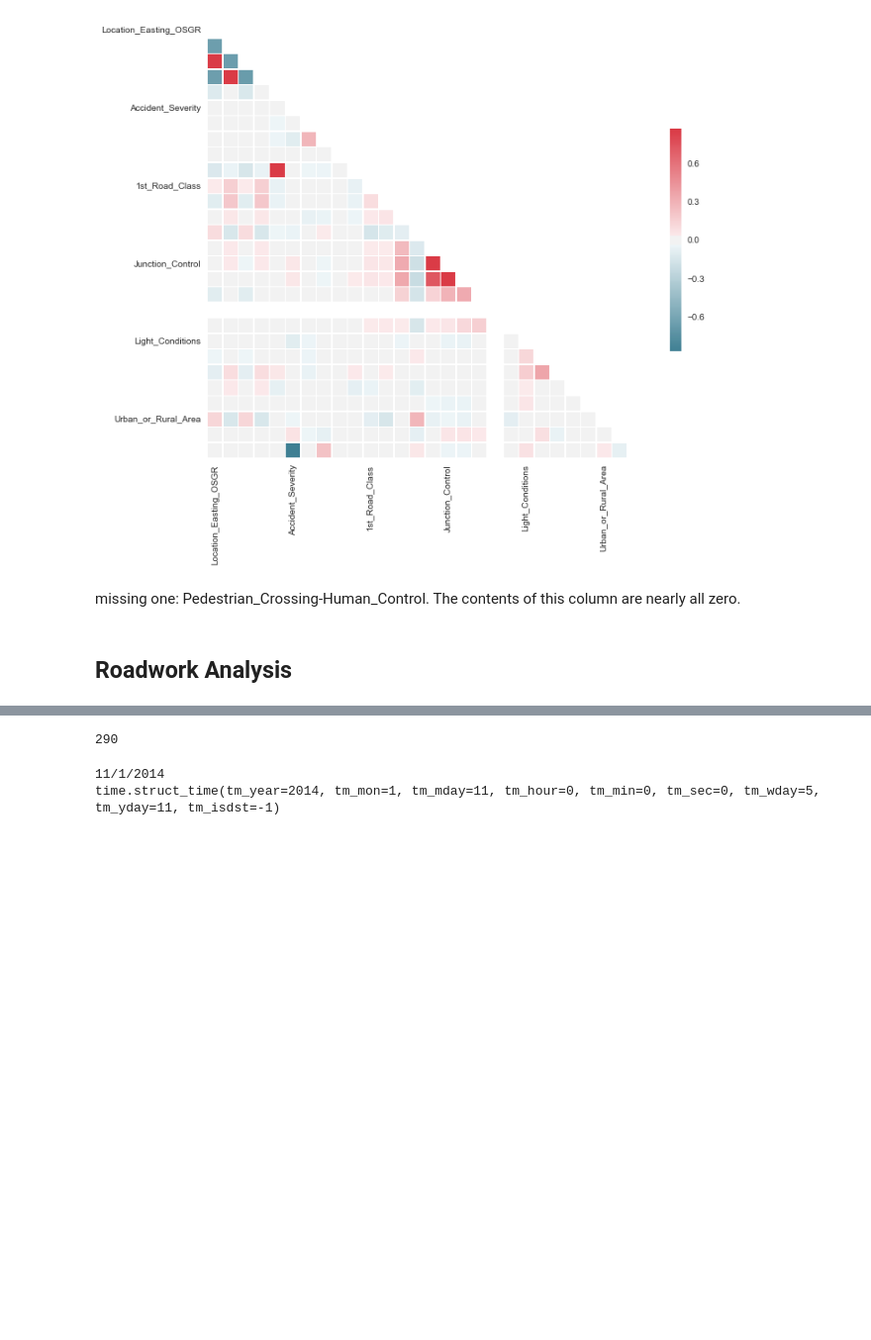
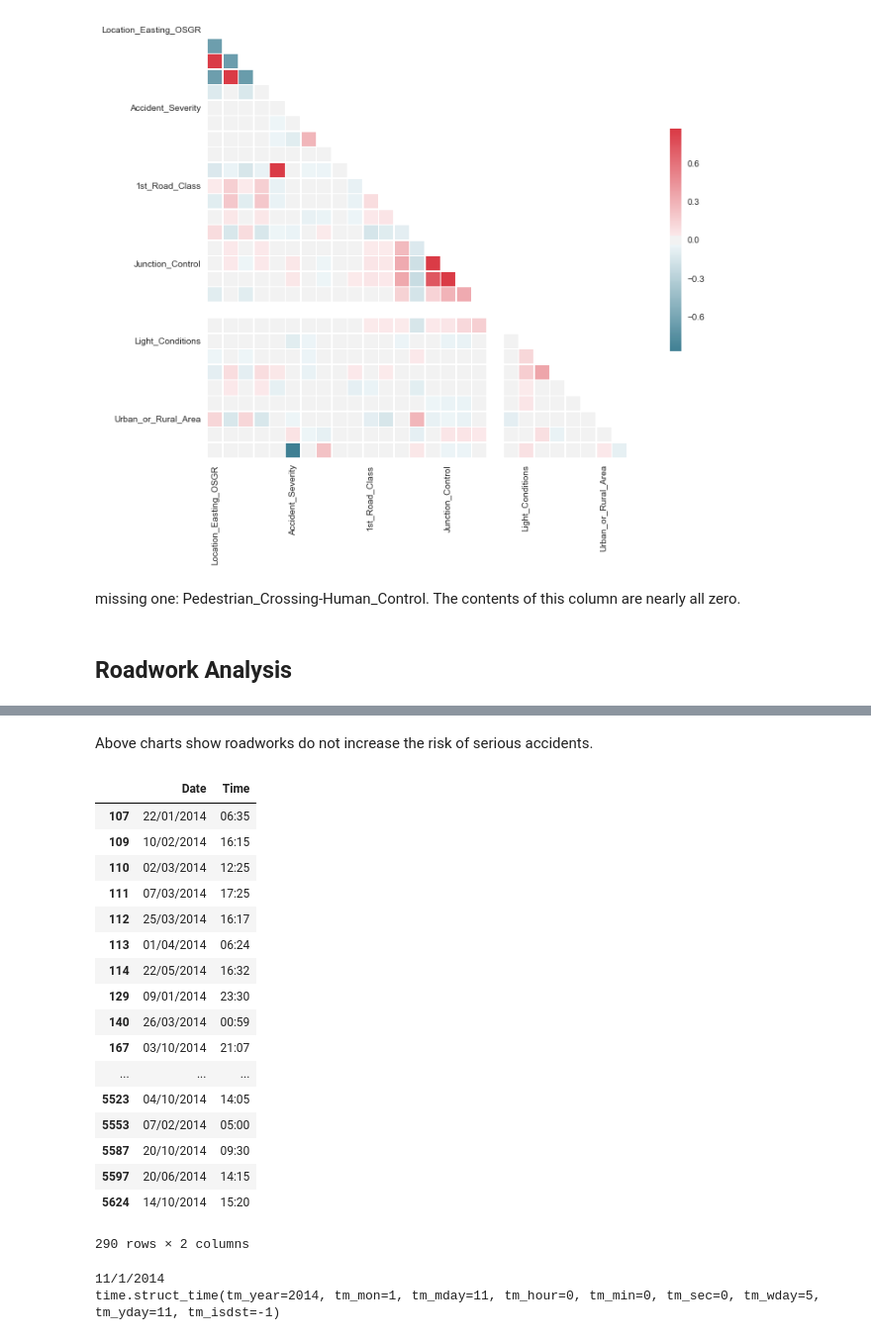
Before and after one commit to evxu/road-safety-project, a Jupyter notebook: Data_Exploration_3.ipynb, the cells around one changed output, grey strips where cells are left out. Shown at 99% size. Drawn from its saved outputs; the diff is of its cells as text; code cells hidden in the pictures; blank space fills up the shorter version.

```diff
--- a/Data_Exploration_3.ipynb
+++ b/Data_Exploration_3.ipynb
@@ -542,9 +588,28 @@ missing one: Pedestrian_Crossing-Human_Control. The contents of this column are
+# %% [markdown]
+Above charts show roadworks do not increase the risk of serious accidents.
 # %%
-df = pd.read_csv('data2/Accidents_kis_2014.csv',low_memory=False)
+df = pd.read_csv('data2/Accidents_2014.csv',low_memory=False)
 df = df[df['Special_Conditions_at_Site']==4]
-print len(df)
+df[['Date', 'Time']]
 # %% [output]
+|  | Date | Time |
+| 107 | 22/01/2014 | 06:35 |
+| 109 | 10/02/2014 | 16:15 |
+| 110 | 02/03/2014 | 12:25 |
+| 111 | 07/03/2014 | 17:25 |
+| 112 | 25/03/2014 | 16:17 |
+| 113 | 01/04/2014 | 06:24 |
+| 114 | 22/05/2014 | 16:32 |
+| 129 | 09/01/2014 | 23:30 |
+| 140 | 26/03/2014 | 00:59 |
+| 167 | 03/10/2014 | 21:07 |
+| ... | ... | ... |
+| 5523 | 04/10/2014 | 14:05 |
+| 5553 | 07/02/2014 | 05:00 |
+| 5587 | 20/10/2014 | 09:30 |
+| 5597 | 20/06/2014 | 14:15 |
+| 5624 | 14/10/2014 | 15:20 |
-290
+290 rows × 2 columns
 # %%
 a = '11/1/2014'
 print a
```
Also changed, not shown: parts of 6 cells of this notebook, 4 other files.
